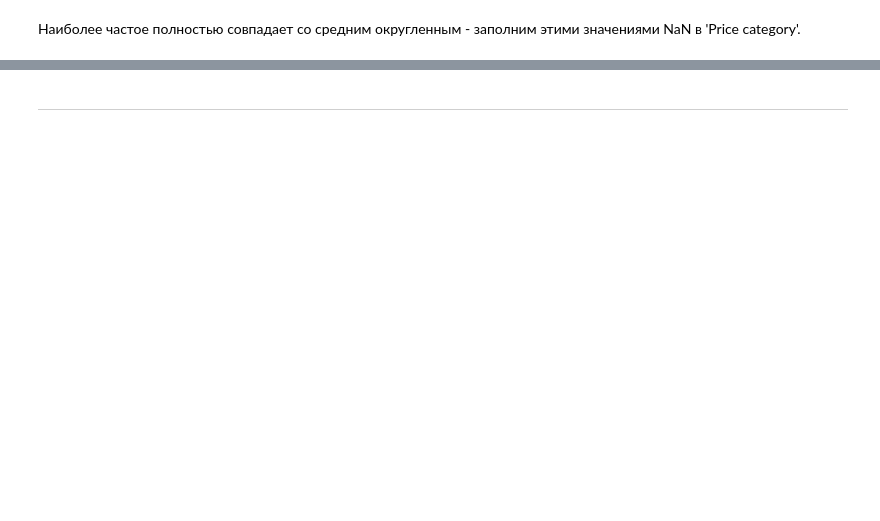
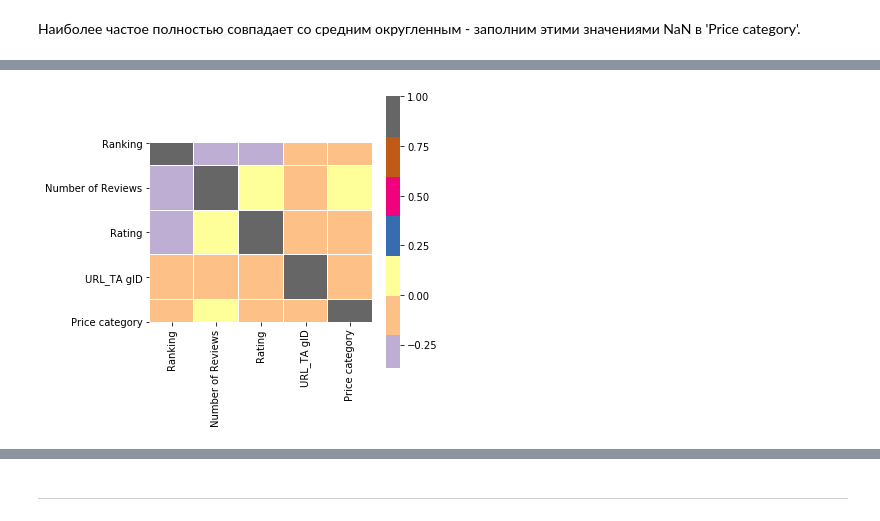
Before and after one commit to elena-soboleva/Trip-Advisor, a Jupyter notebook: ElenaSoboleva_tripadv_.ipynb, the cells around one changed output, grey strips where cells are left out. Cells and saved outputs as stored; diff of their text form; code cells hidden in the pictures; blank space fills up the shorter version.

```diff
--- a/ElenaSoboleva_tripadv_.ipynb
+++ b/ElenaSoboleva_tripadv_.ipynb
@@ -480,0 +634,4 @@ Pairplot()
+# %%
+my_heatmap()
+# %% [output]
+[figure, added]
```
Also changed, not shown: parts of 169 cells of this notebook, 1 other file.
